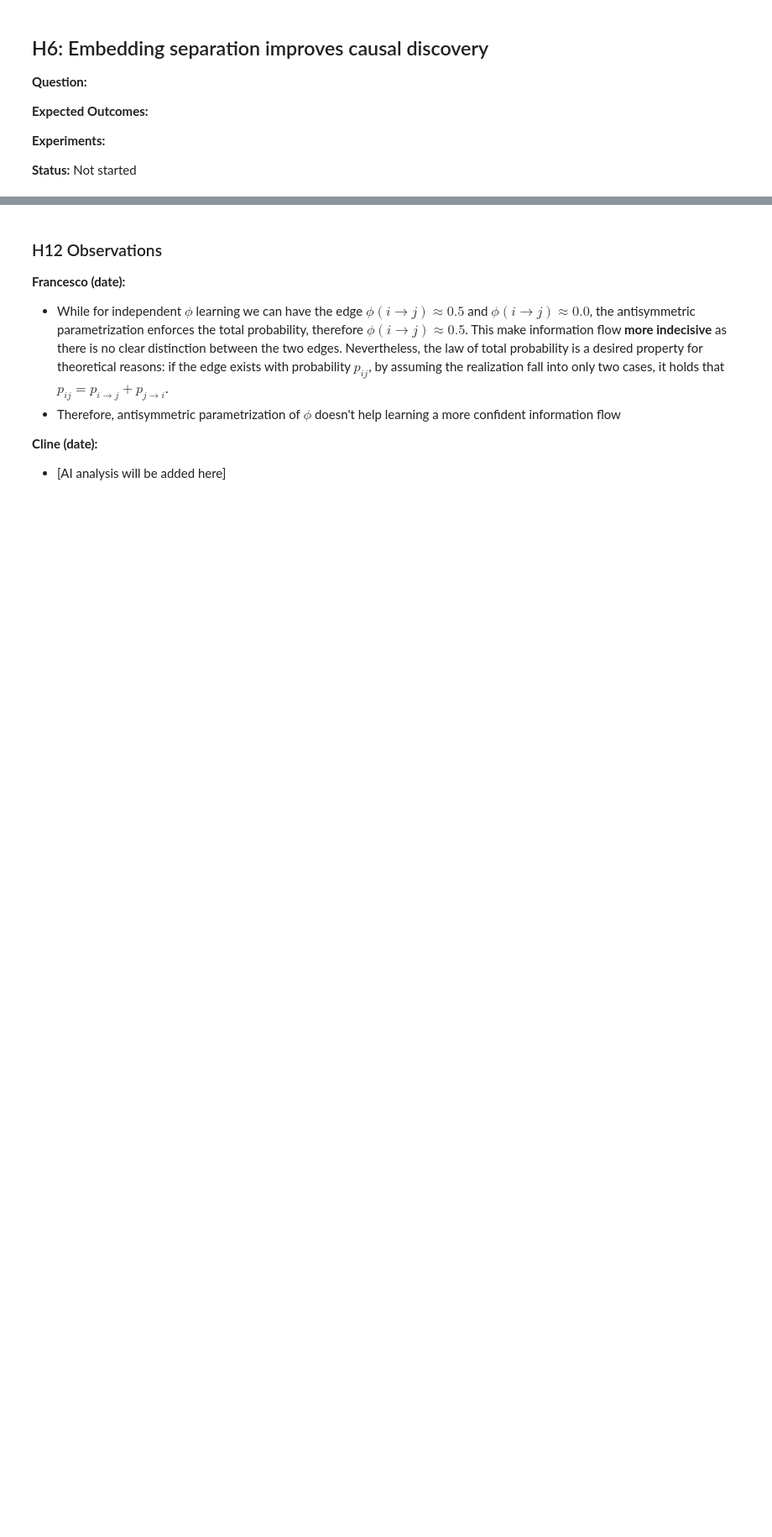
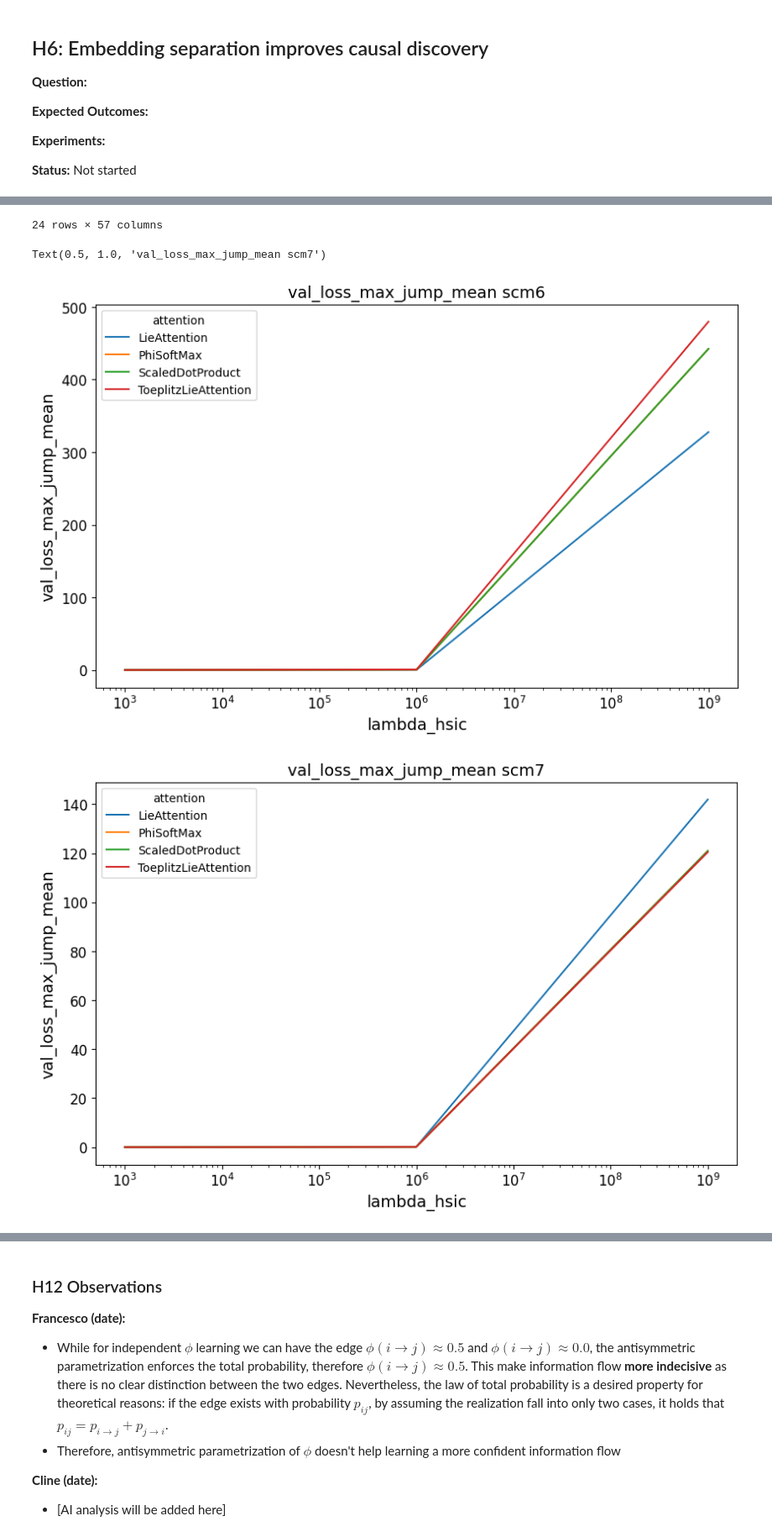
Before and after one commit to scipi1/causaliT, a Jupyter notebook: notebooks/experiments_analysis.ipynb, the cells around one changed output, grey strips where cells are left out. Shown at 84% size. Drawn from its saved outputs; the diff is of its cells as text; code cells hidden in the pictures; blank space fills up the shorter version.

```diff
--- a/notebooks/experiments_analysis.ipynb
+++ b/notebooks/experiments_analysis.ipynb
@@ -251,0 +371,59 @@ if len(manifest) > 0:
+# %%
+# H9: Intervention Invariance is guaranteed when the true DAG is provided
+H9_experiments = [
+    # scm6
+    "sweep_hsic_scm6_combo_lambda_hsic_1000.0_dec_self_attention_type_LieAttention",
+    "sweep_hsic_scm6_combo_lambda_hsic_1000.0_dec_self_attention_type_PhiSoftMax",
+    "sweep_hsic_scm6_combo_lambda_hsic_1000.0_dec_self_attention_type_ScaledDotProduct",
+    "sweep_hsic_scm6_combo_lambda_hsic_1000.0_dec_self_attention_type_ToeplitzLieAttention",
+    "sweep_hsic_scm6_combo_lambda_hsic_1000000.0_dec_self_attention_type_LieAttention",
+    "sweep_hsic_scm6_combo_lambda_hsic_1000000.0_dec_self_attention_type_PhiSoftMax",
+    "sweep_hsic_scm6_combo_lambda_hsic_1000000.0_dec_self_attention_type_ScaledDotProduct",
+    "sweep_hsic_scm6_combo_lambda_hsic_1000000.0_dec_self_attention_type_ToeplitzLieAttention",
+    "sweep_hsic_scm6_combo_lambda_hsic_1000000000.0_dec_self_attention_type_LieAttention",
+    "sweep_hsic_scm6_combo_lambda_hsic_1000000000.0_dec_self_attention_type_PhiSoftMax",
+    "sweep_hsic_scm6_combo_lambda_hsic_1000000000.0_dec_self_attention_type_ScaledDotProduct",
+    "sweep_hsic_scm6_combo_lambda_hsic_1000000000.0_dec_self_attention_type_ToeplitzLieAttention",
+
+    # scm7
+    "sweep_hsic_scm7_combo_lambda_hsic_1000.0_dec_self_attention_type_LieAttention",
+    "sweep_hsic_scm7_combo_lambda_hsic_1000.0_dec_self_attention_type_PhiSoftMax",
+    "sweep_hsic_scm7_combo_lambda_hsic_1000.0_dec_self_attention_type_ScaledDotProduct",
+    "sweep_hsic_scm7_combo_lambda_hsic_1000.0_dec_self_attention_type_ToeplitzLieAttention",
+    "sweep_hsic_scm7_combo_lambda_hsic_1000000.0_dec_self_attention_type_LieAttention",
+    "sweep_hsic_scm7_combo_lambda_hsic_1000000.0_dec_self_attention_type_PhiSoftMax",
+    "sweep_hsic_scm7_combo_lambda_hsic_1000000.0_dec_self_attention_type_ScaledDotProduct",
+    "sweep_hsic_scm7_combo_lambda_hsic_1000000.0_dec_self_attention_type_ToeplitzLieAttention",
+    "sweep_hsic_scm7_combo_lambda_hsic_1000000000.0_dec_self_attention_type_LieAttention",
+    "sweep_hsic_scm7_combo_lambda_hsic_1000000000.0_dec_self_attention_type_PhiSoftMax",
+    "sweep_hsic_scm7_combo_lambda_hsic_1000000000.0_dec_self_attention_type_ScaledDotProduct",
+    "sweep_hsic_scm7_combo_lambda_hsic_1000000000.0_dec_self_attention_type_ToeplitzLieAttention"
+]
+
+# Filter manifest for H9 experiments
+if len(manifest) > 0:
+    h9_data = manifest[manifest["exp_id"].isin(H9_experiments)]
+    if len(h9_data) > 0:
+        display(h9_data)
+    else:
+        print("No H9 experiments found in manifest yet.")
+
+import seaborn as sns
+import matplotlib.pyplot as plt
+
+# fit quality metrics "test_loss_mean"
+# training stability ["val_loss_max_jump_mean", "val_loss_trend_instability_mean"]
+# interesting metrics [dag_confidence_self/cross, soft_hamming_self/cross_mean/best/worst]
+
+metric = "val_loss_max_jump_mean"
+
+fig, ax1 = plt.subplots()
+sns.lineplot(data=h9_data[h9_data["dataset"]=="scm6"], x="lambda_hsic", y=metric, hue="attention", ax=ax1)
+ax1.set_xscale("log")
+ax1.set_title(metric + " scm6")
+
+fig2, ax2 = plt.subplots()
+sns.lineplot(data=h9_data[h9_data["dataset"]=="scm7"], x="lambda_hsic", y=metric, hue="attention", ax=ax2)
+ax2.set_xscale("log")
+ax2.set_title(metric + " scm7")
+# %% [output]
@@ -251,0 +447,4 @@ if len(manifest) > 0:
+24 rows × 57 columns
+Text(0.5, 1.0, 'val_loss_max_jump_mean scm7')
+[figure, added]
+[figure, added]
```
Also changed, not shown: parts of 37 cells of this notebook, 25 other files.
